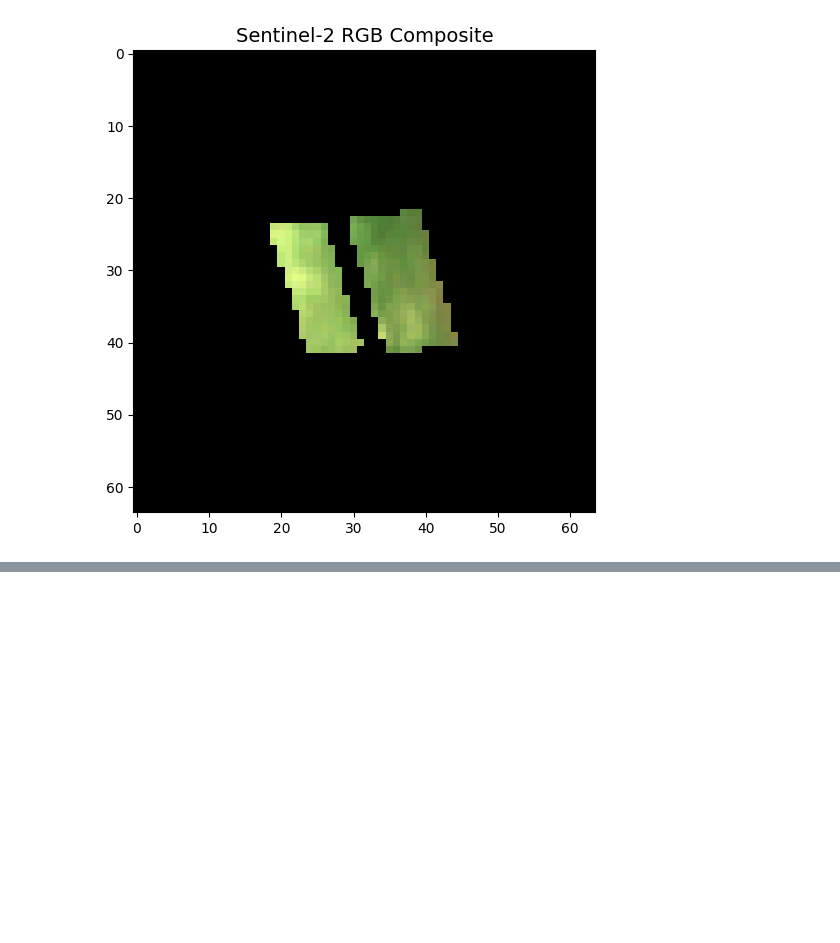
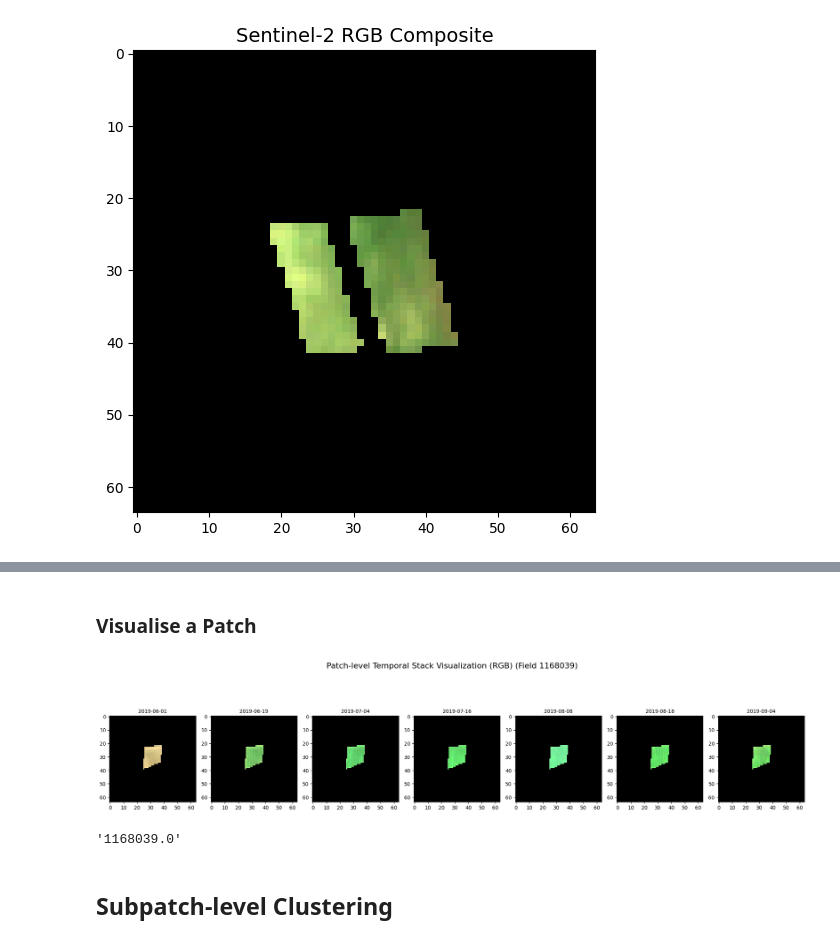
Before and after one commit to bhumikasadbhave/Master-Thesis-SITS, a Jupyter notebook: Modeling/preliminary_tests.ipynb, the cells around one changed output, grey strips where cells are left out. Drawn from its saved outputs; the diff is of its cells as text; code cells hidden in the pictures; blank space fills up the shorter version.

```diff
--- a/Modeling/preliminary_tests.ipynb
+++ b/Modeling/preliminary_tests.ipynb
@@ -190,0 +202,5 @@ visualise_rgb(visualisation_eval_nt[26])
+# %%
+preprocessing_pipeline = PreProcessingPipelineTemporal()
+field_numbers_train, acquisition_dates_train, patch_tensor_train, visualisation_train = preprocessing_pipeline.get_processed_temporal_cubes('train', 'allbands')
+field_numbers_eval, acquisition_dates_eval, patch_tensor_eval, visualisation_eval = preprocessing_pipeline.get_processed_temporal_cubes('eval', 'allbands')
+patch_tensor_train.shape, patch_tensor_eval.shape
@@ -190,0 +250,12 @@ visualise_rgb(visualisation_eval_nt[26])
+# %% [markdown]
+### Visualise a Patch
+# %%
+visualize_temporal_stack_rgb(visualisation_eval[0], acquisition_dates_eval[field_numbers_eval[0]])
+# %% [output]
+[figure, added]
+# %%
+field_numbers_eval[0]
+# %% [output]
+'1168039.0'
+# %% [markdown]
+## Subpatch-level Clustering
```
Also changed, not shown: parts of 35 cells of this notebook, 6 other files.
